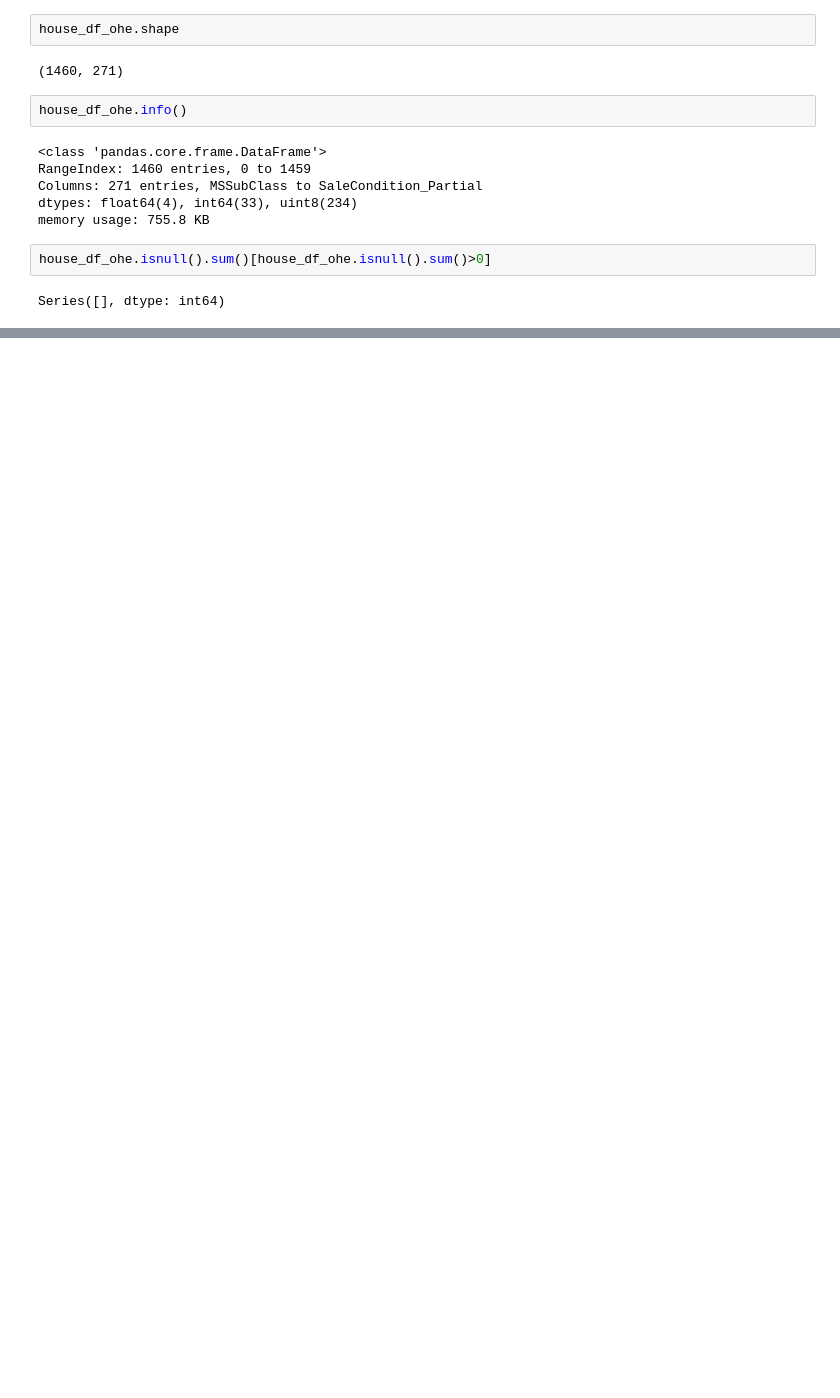
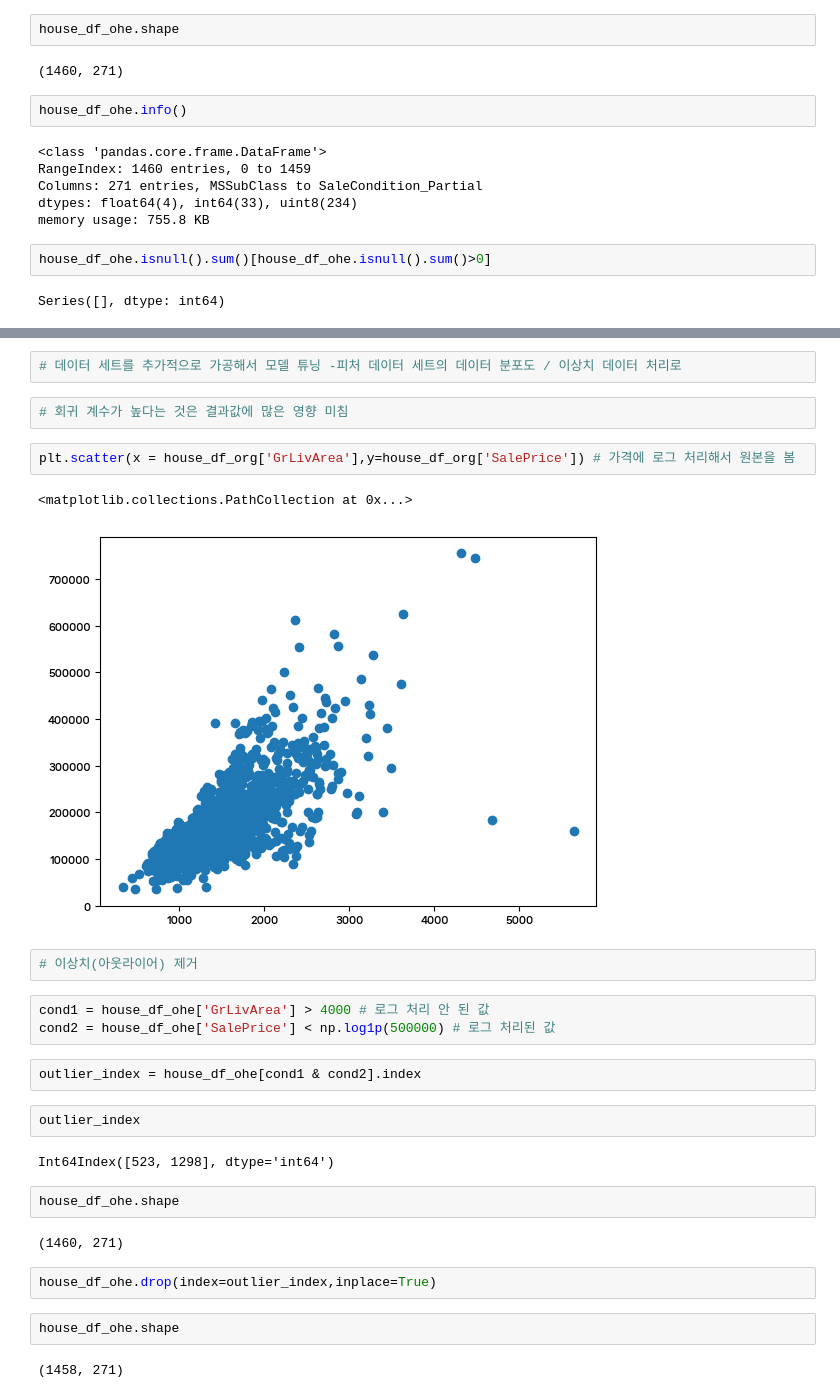
Before and after one commit to 107131n/phython_ex, a Jupyter notebook: 09_시계열/04_house.ipynb, the cells around one changed output, grey strips where cells are left out. Drawn from its saved outputs; the diff is of its cells as text; blank space fills up the shorter version.

```diff
--- a/09_시계열/04_house.ipynb
+++ b/09_시계열/04_house.ipynb
@@ -148,0 +284,30 @@ Series([], dtype: int64)
+# %%
+# 데이터 세트를 추가적으로 가공해서 모델 튜닝 -피처 데이터 세트의 데이터 분포도 / 이상치 데이터 처리로
+# %%
+# 회귀 계수가 높다는 것은 결과값에 많은 영향 미침
+# %%
+plt.scatter(x = house_df_org['GrLivArea'],y=house_df_org['SalePrice']) # 가격에 로그 처리해서 원본을 봄
+# %% [output]
+<matplotlib.collections.PathCollection at 0x...>
+[figure, added]
+# %%
+# 이상치(아웃라이어) 제거
+# %%
+cond1 = house_df_ohe['GrLivArea'] > 4000 # 로그 처리 안 된 값
+cond2 = house_df_ohe['SalePrice'] < np.log1p(500000) # 로그 처리된 값
+# %%
+outlier_index = house_df_ohe[cond1 & cond2].index
+# %%
+outlier_index
+# %% [output]
+Int64Index([523, 1298], dtype='int64')
+# %%
+house_df_ohe.shape
+# %% [output]
+(1460, 271)
+# %%
+house_df_ohe.drop(index=outlier_index,inplace=True)
+# %%
+house_df_ohe.shape
+# %% [output]
+(1458, 271)
```
Also changed, not shown: parts of 19 cells of this notebook, 18 other files.
